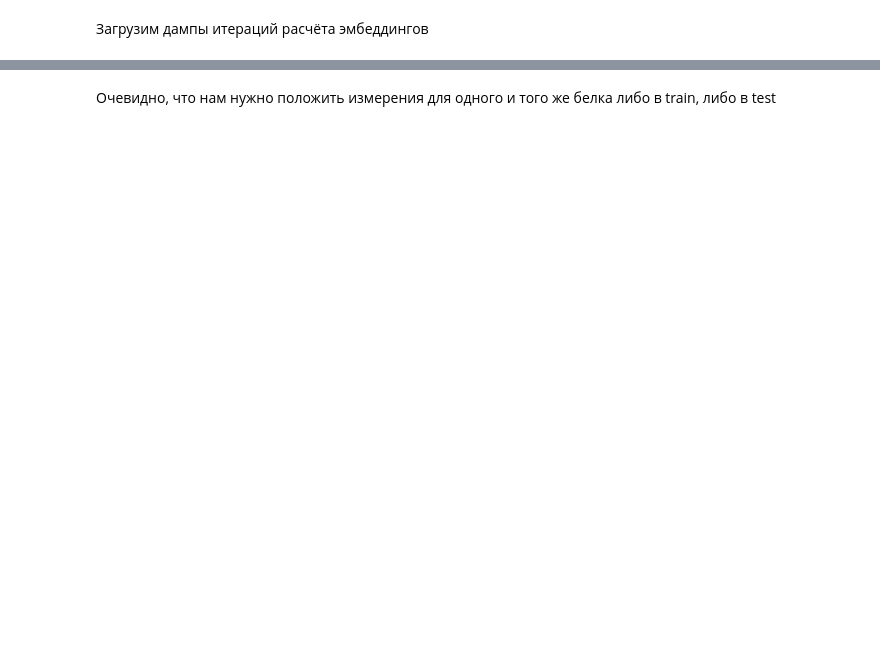
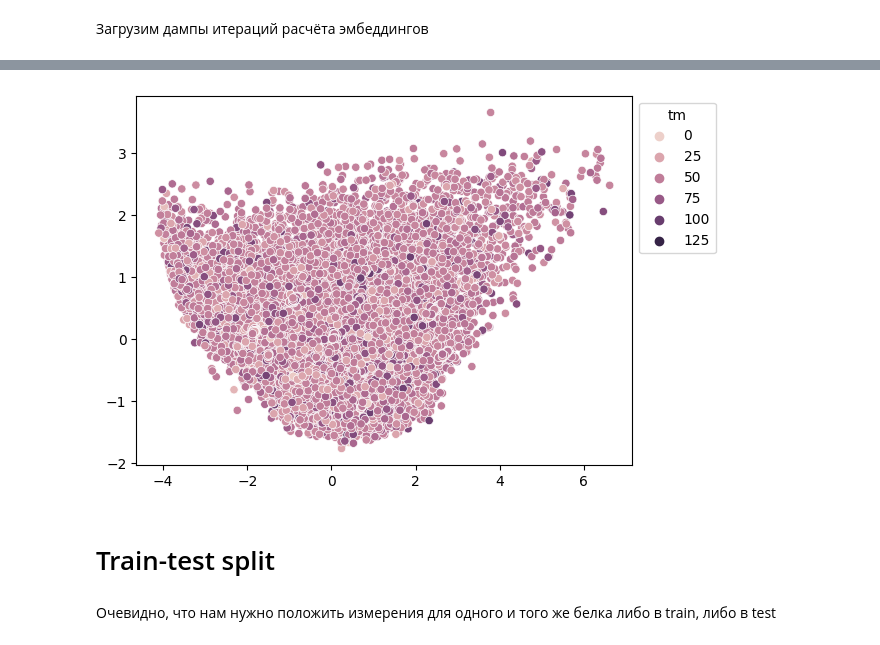
Before and after one commit to tlebchan/BI_ML, a Jupyter notebook: Add_HW/task.ipynb, the cells around one changed output, grey strips where cells are left out. Saved outputs shown, nothing was run; the diff lists cells and outputs as text; code cells hidden in the pictures; blank space fills up the shorter version.

```diff
--- a/Add_HW/task.ipynb
+++ b/Add_HW/task.ipynb
@@ -289,3 +372,14 @@ embeddings = np.concatenate(
+# %%
+ax = sns.scatterplot(x=embeddings_transfomed[:, 0],
+                y=embeddings_transfomed[:, 1],
+                hue=data_df_new["tm"],
+                # legend=False
+                );
+sns.move_legend(ax, "upper left", bbox_to_anchor=(1, 1))
+# %% [output]
+[figure, added]
+# %% [markdown]
+# Train-test split
 # %% [markdown]
 Очевидно, что нам нужно положить измерения для одного и того же белка либо в train, либо в test
 # %%
```
Also changed, not shown: parts of 40 cells of this notebook.
